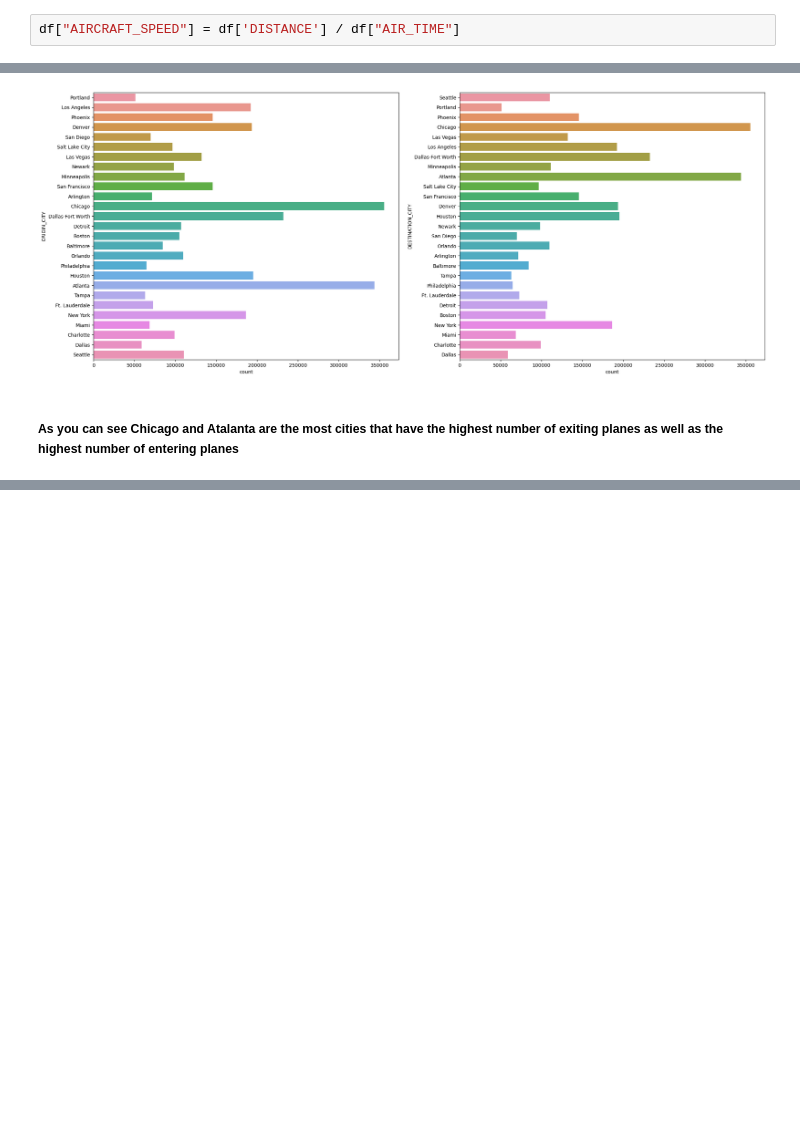
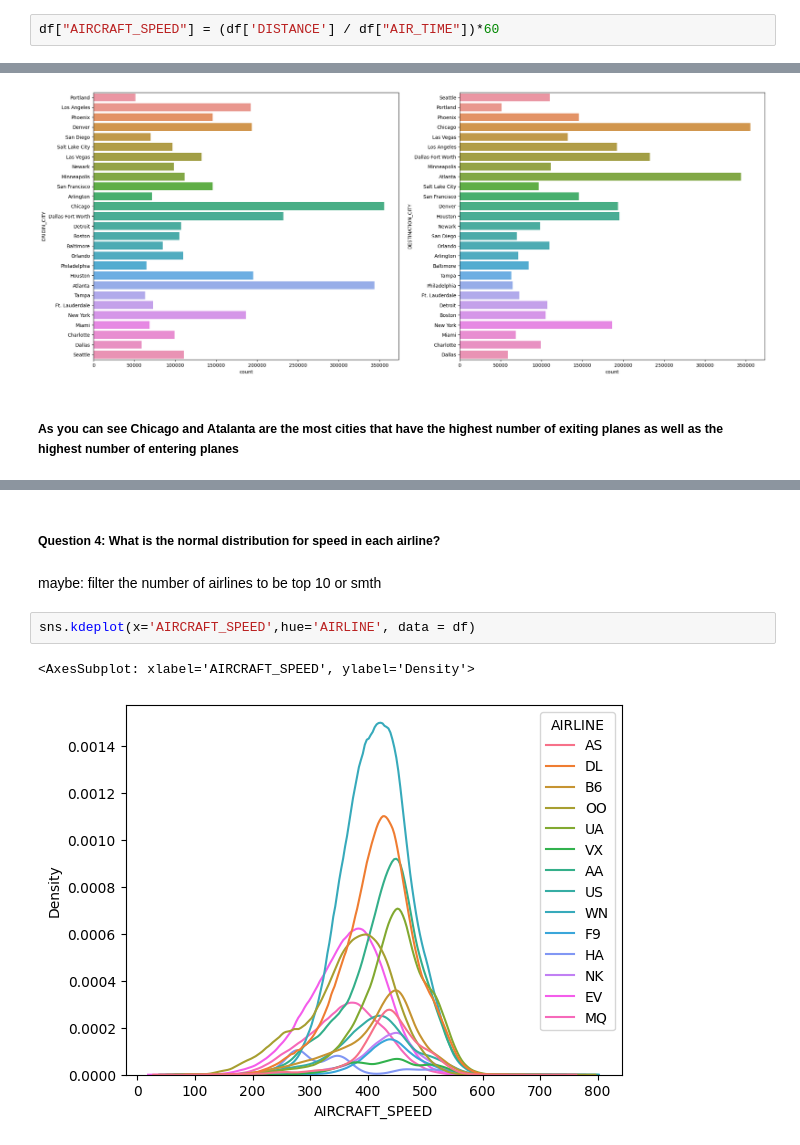
Before and after one commit to 3mkTawfik/DEProject2, a Jupyter notebook: DEProject2.ipynb, the cells around one changed output, grey strips where cells are left out. Drawn from its saved outputs; the diff is of its cells as text; blank space fills up the shorter version.

Commit message:
4th question

```diff
--- a/DEProject2.ipynb
+++ b/DEProject2.ipynb
@@ -137,5 +138,5 @@ df = df.dropna(thresh=25)
 # %%
-df["AIRCRAFT_SPEED"] = df['DISTANCE'] / df["AIR_TIME"]
+df["AIRCRAFT_SPEED"] = (df['DISTANCE'] / df["AIR_TIME"])*60
 # %% [markdown]
 <h4>Now we will search for outliers </h4>
 # %% [markdown]
@@ -298,0 +312,9 @@ sns.countplot(y= 'DESTINATION_CITY', data = df3, ax= axs[1])
+# %% [markdown]
+<h5>Question 4: What is the normal distribution for speed in each airline?</h5>
+# %% [markdown]
+maybe: filter the number of airlines to be top 10 or smth
+# %%
+sns.kdeplot(x='AIRCRAFT_SPEED',hue='AIRLINE', data = df)
+# %% [output]
+<AxesSubplot: xlabel='AIRCRAFT_SPEED', ylabel='Density'>
+[figure, added]
```
Also changed, not shown: parts of 4 cells of this notebook.
